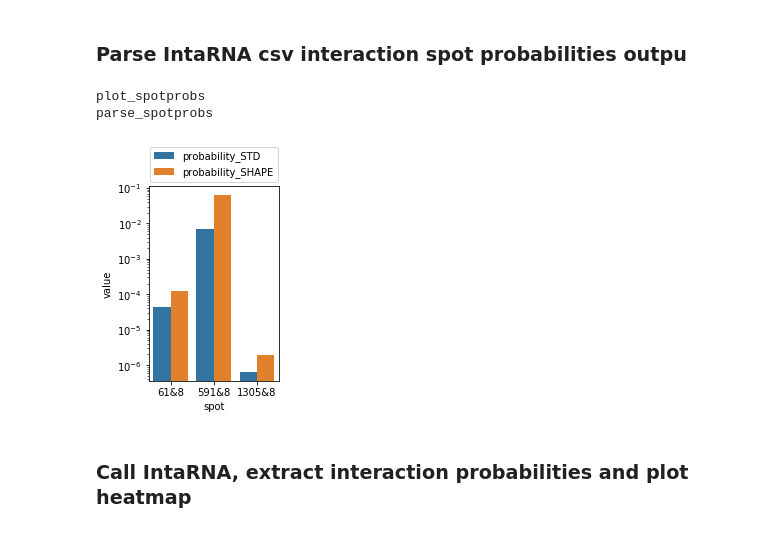
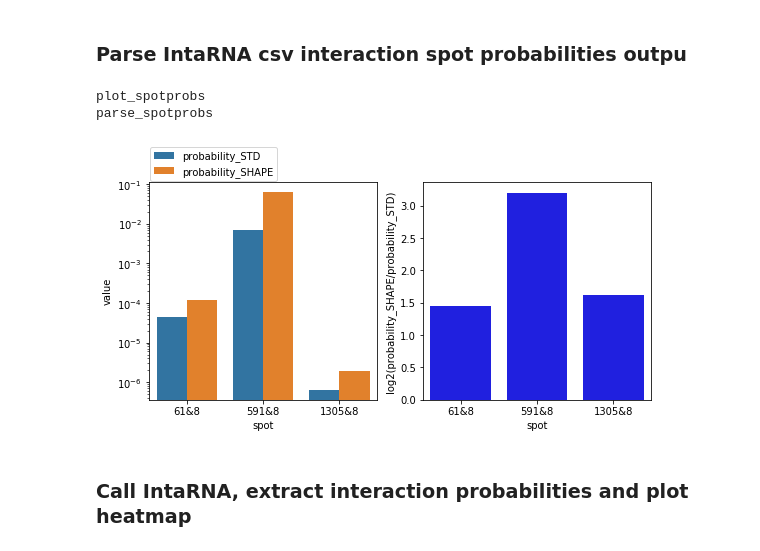
Before and after one commit to BackofenLab/IntaRNA-benchmark-SHAPE, a Jupyter notebook: analysis_IntaSHAPE-U1-interaction.ipynb, the cells around one changed output. Saved outputs shown, nothing was run; the diff lists cells and outputs as text; code cells hidden in the pictures.

Commit message:
fit fig legends

```diff
--- a/analysis_IntaSHAPE-U1-interaction.ipynb
+++ b/analysis_IntaSHAPE-U1-interaction.ipynb
@@ -113,46 +113,49 @@ def compute_relative_locs(df_gff, gene_start, gene_end, strand):
 # %%
 def parse_spotprobs(file1, file2, suffixes=['_STD','_SHAPE'],skip_0_0_spot=True):
     print("parse_spotprobs")
     df1 = pd.read_csv(file1,sep=';')
     df2 = pd.read_csv(file2,sep=';')
     df12 = pd.merge(df1, df2, on='spot', suffixes=suffixes)
     if skip_0_0_spot:
         df12 = df12[df12['spot']!='0&0']
     df12['probability_SHAPE/probability_STD'] = (df12['probability_SHAPE']+1e-50)/(df12['probability_STD']+1e-50)
     df12['log2(probability_SHAPE/probability_STD)'] = np.log2(df12['probability_SHAPE/probability_STD'])
     return df12
 def plot_spotprobs(file1, file2,skip_0_0_spot=True,what='both'):
     print("plot_spotprobs")
     dfspotprobs = parse_spotprobs(file1, file2,skip_0_0_spot=skip_0_0_spot)
 
     dfmelt = pd.melt(dfspotprobs,  id_vars =['spot'], value_vars=['probability_STD','probability_SHAPE'])
     if what=='both':
-        fig, (ax1,ax2) = plt.subplots(figsize=[10,4],ncols=2)
+        fig, (ax1,ax2) = plt.subplots(figsize=[9,4],ncols=2)
+        sns.barplot(data=dfmelt, x='spot',y='value',hue='variable',ax=ax1)
+        ax1.legend(bbox_to_anchor=(0,1.0,1,0.2), loc="lower left",
+                #mode="expand",
+                   borderaxespad=0.1)#bbox_to_anchor=(1, 1.2), loc=1, borderaxespad=0.)#(bbox_to_anchor=(1,0), loc="lower right")
+        #plt.subplots_adjust(left=0.3,top=0.8)
+        ax1.set_yscale('log')
+        sns.barplot(data=dfspotprobs, x='spot',color='b',y='log2(probability_SHAPE/probability_STD)',ax=ax2)
+
     else:
         fig, ax1 = plt.subplots(figsize=[max(3,len(dfspotprobs)),4])
+        sns.barplot(data=dfmelt, x='spot',y='value',hue='variable',ax=ax1)
+        plt.legend(bbox_to_anchor=(0,1.02,1,0.2), loc="lower left",
+                mode="expand", borderaxespad=0.1)#bbox_to_anchor=(1, 1.2), loc=1, borderaxespad=0.)#(bbox_to_anchor=(1,0), loc="lower right")
+        plt.subplots_adjust(left=0.3,top=0.8)
 
-    sns.barplot(data=dfmelt, x='spot',y='value',hue='variable',ax=ax1)
-    plt.legend(bbox_to_anchor=(0,1.02,1,0.2), loc="lower left",
-                mode="expand", borderaxespad=0.1)#bbox_to_anchor=(1, 1.2), loc=1, borderaxespad=0.)#(bbox_to_anchor=(1,0), loc="lower right")
-    plt.subplots_adjust(left=0.3,top=0.8)
+        ax1.set_yscale('log')
+        #ax1.set_title(file1)
 
-#     fig.tight_layout()
-#     fig.subplots_adjust(right=0.75)
-    ax1.set_yscale('log')
-    #ax1.set_title(file1)
-
-    if what=='both':
-        sns.barplot(data=dfspotprobs, x='spot',color='b',y='log2(probability_SHAPE/probability_STD)',ax=ax2)
     return dfspotprobs,fig
 
 # Test case:
 spotprobs_file1 = 'intarna-spotProbs_ACT1-ENSRNA049495626-T1-U1.csv'
 spotprobs_file2 = 'intarna-spotProbs_ACT1-ENSRNA049495626-T1-U1_INTARNASHAPE_.csv'
-x =plot_spotprobs(spotprobs_file1, spotprobs_file2,skip_0_0_spot=True,what='notboth')
+x =plot_spotprobs(spotprobs_file1, spotprobs_file2,skip_0_0_spot=True,what='both')
 # %% [output]
 plot_spotprobs
 parse_spotprobs
-[figure, old version]
+[figure, new version]
 # %%
 sns.barplot?
 # %% [markdown]
```
Also changed, not shown: parts of 5 cells of this notebook, 10 other files.
